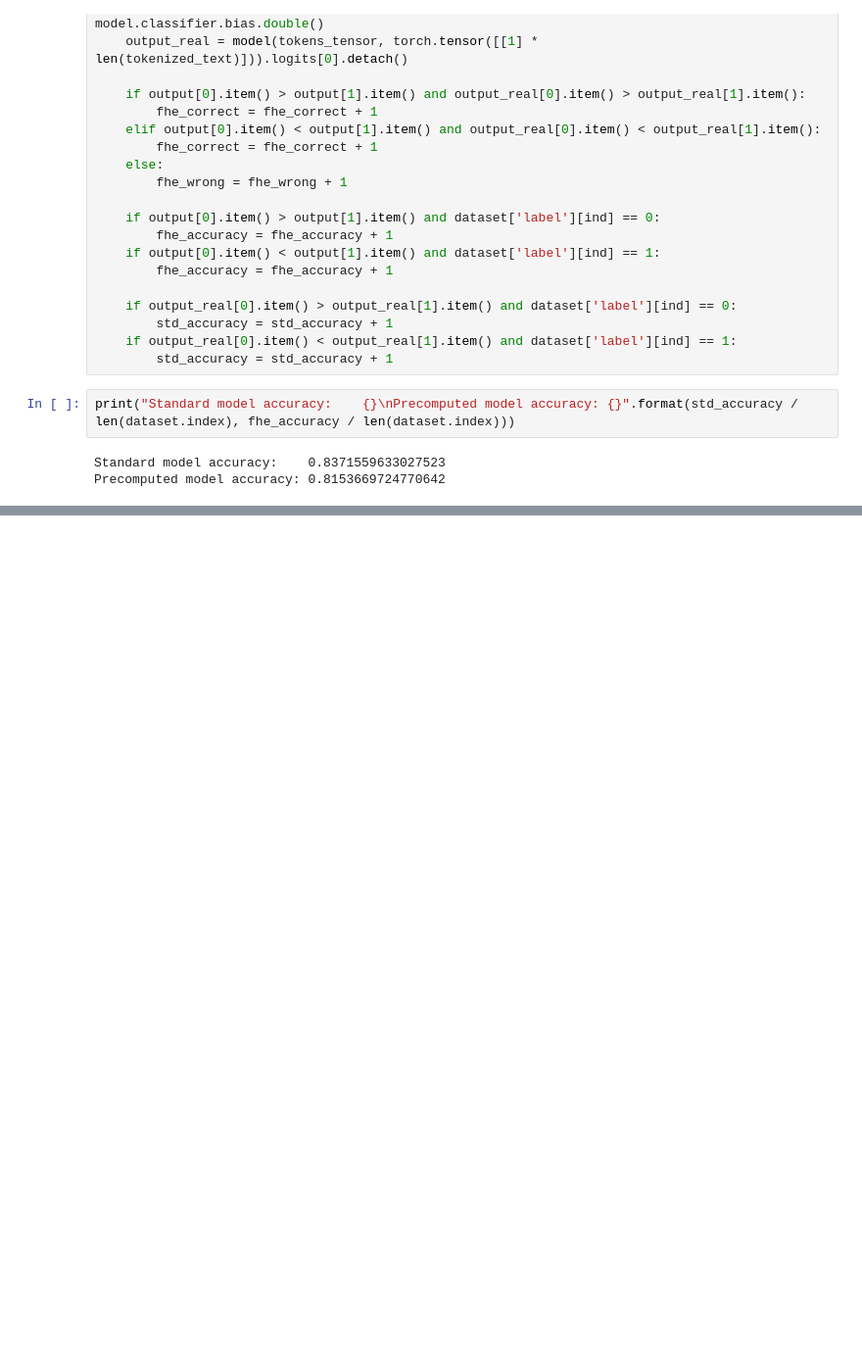
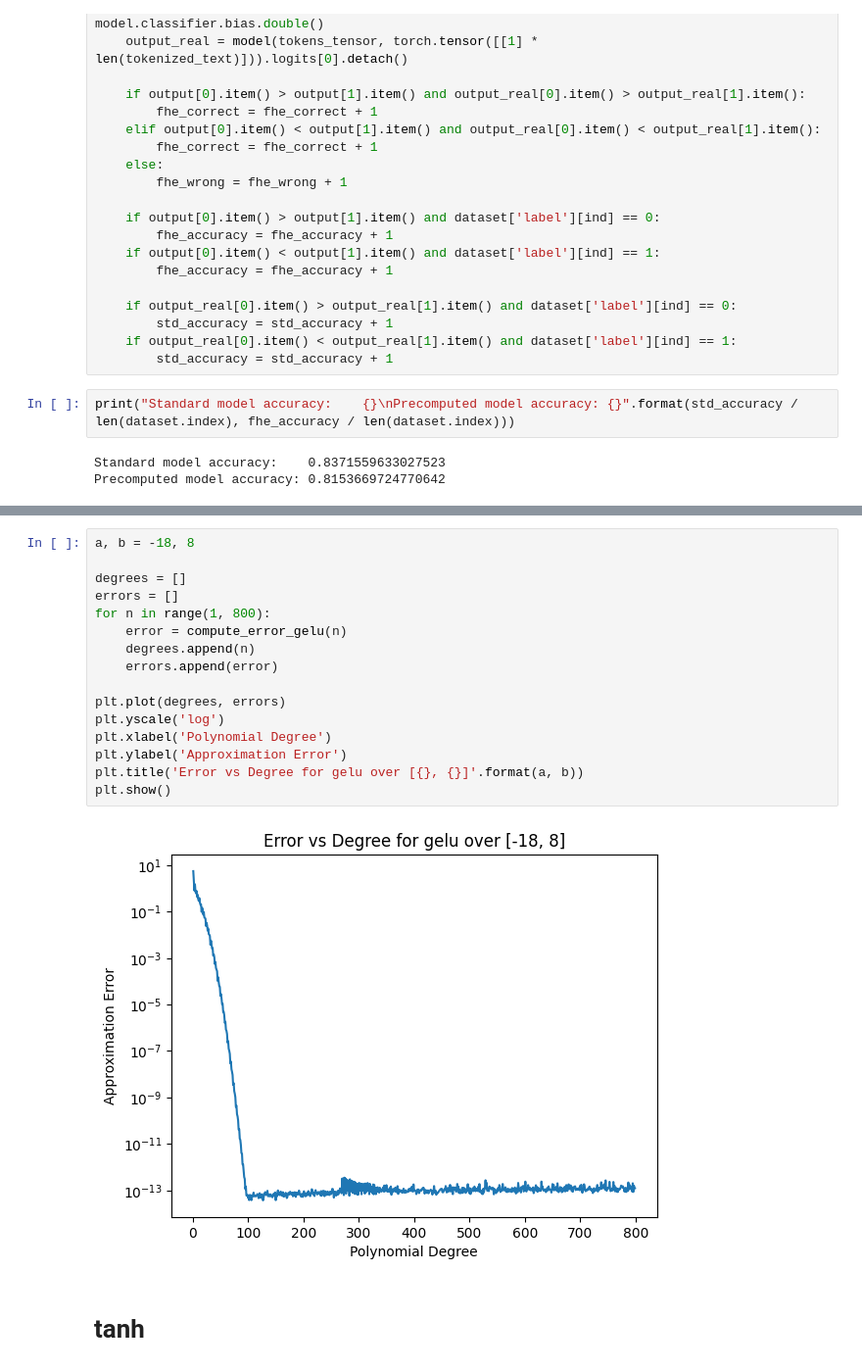
Before and after one commit to tonyma163/FHE-BERT-Tiny, a Jupyter notebook: notebooks/SST-2 BERT-Tiny Chebyshev Intervals.ipynb, the cells around one changed output, grey strips where cells are left out. Shown at 98% size. Cells and saved outputs as stored; diff of their text form; blank space fills up the shorter version.

```diff
--- a/notebooks/SST-2 BERT-Tiny Chebyshev Intervals.ipynb
+++ b/notebooks/SST-2 BERT-Tiny Chebyshev Intervals.ipynb
@@ -349,0 +530,20 @@ print(max(input_tanh))
+# %%
+a, b = -18, 8
+
+degrees = []
+errors = []
+for n in range(1, 800):
+    error = compute_error_gelu(n)
+    degrees.append(n)
+    errors.append(error)
+
+plt.plot(degrees, errors)
+plt.yscale('log')
+plt.xlabel('Polynomial Degree')
+plt.ylabel('Approximation Error')
+plt.title('Error vs Degree for gelu over [{}, {}]'.format(a, b))
+plt.show()
+# %% [output]
+[figure, added]
+# %% [markdown]
+# tanh
```
Also changed, not shown: parts of 29 cells of this notebook, 4 other files.
